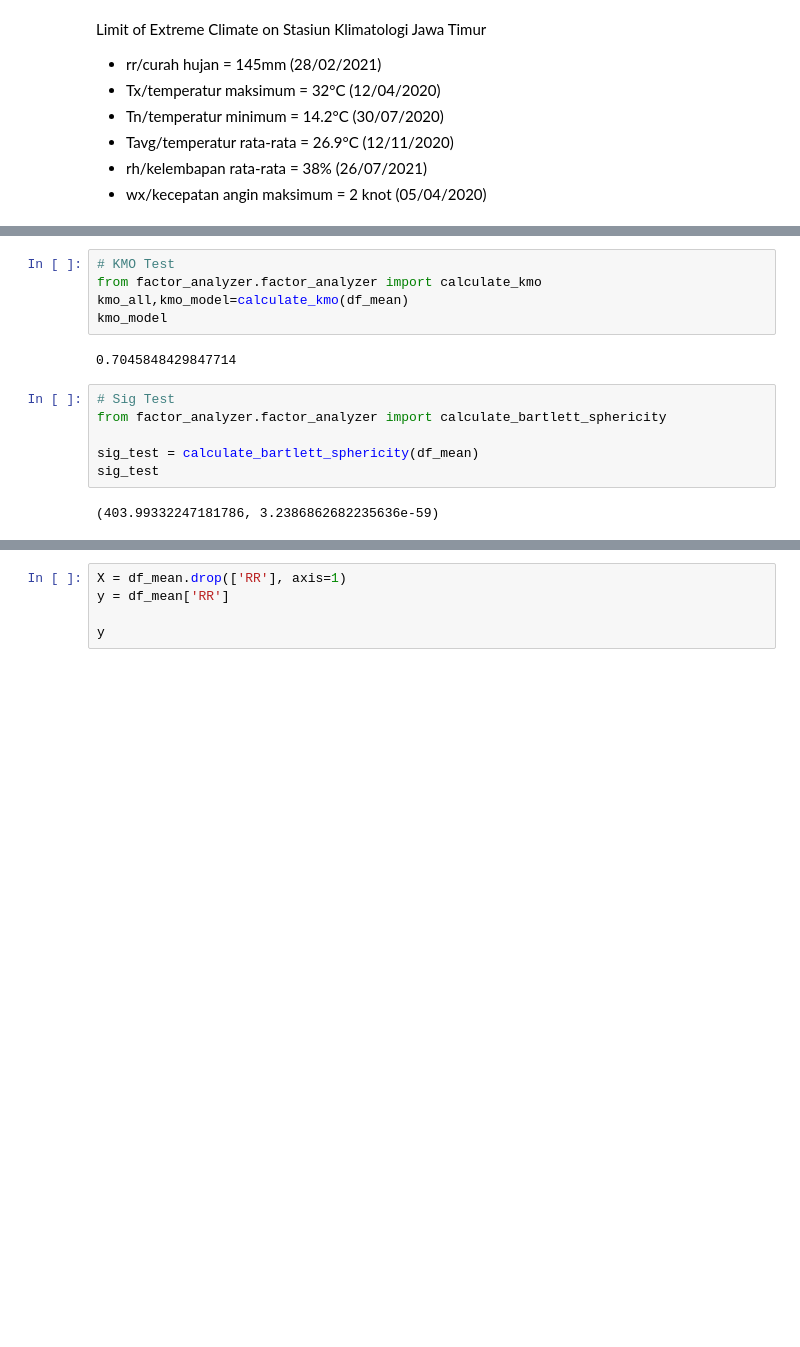
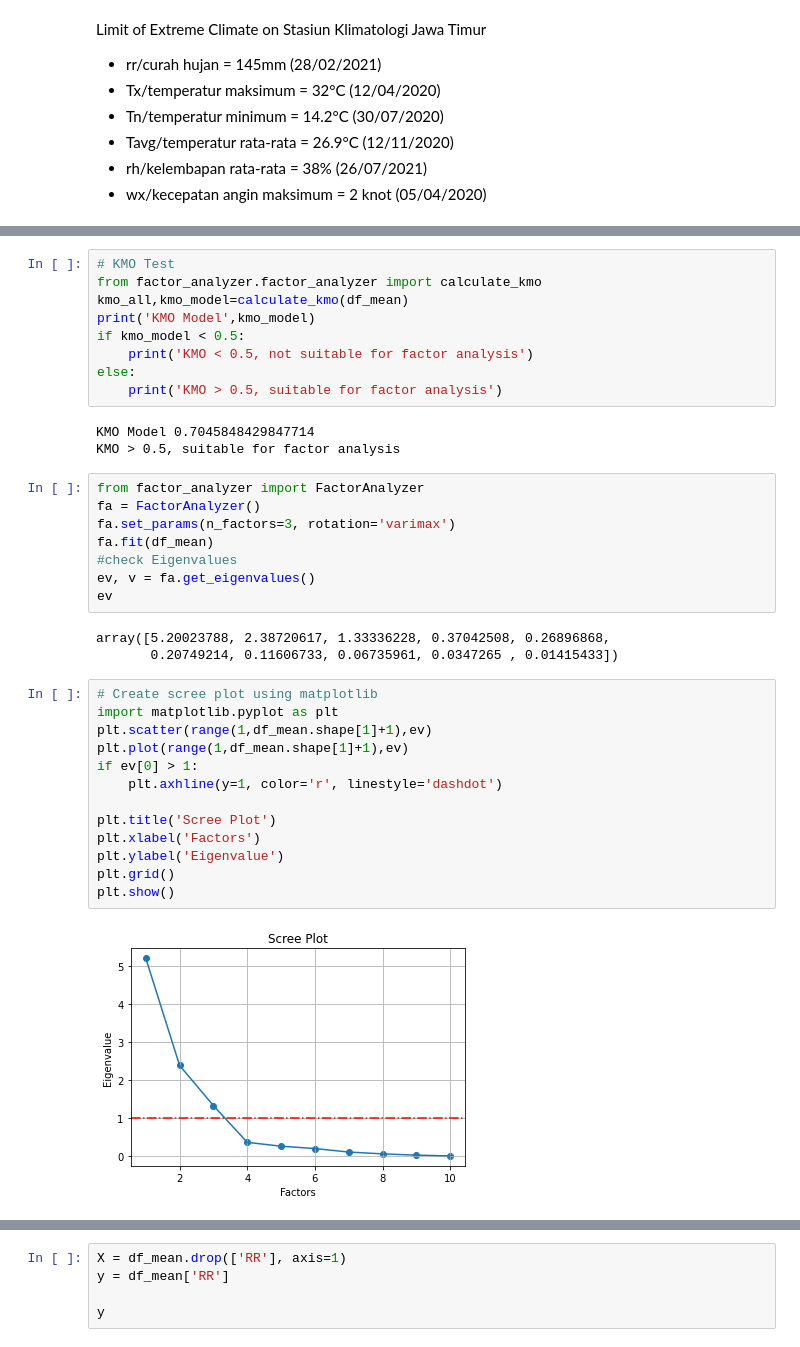
Before and after one commit to rachyharkov/pca-climate-data, a Jupyter notebook: notebook.ipynb, the cells around one changed output, grey strips where cells are left out. Saved outputs shown, nothing was run; the diff lists cells and outputs as text; blank space fills up the shorter version.

Commit message:
Pra-PCA before applying decomposition using PCA

```diff
--- a/notebook.ipynb
+++ b/notebook.ipynb
@@ -184,14 +193,37 @@ df_mean
 # KMO Test
 from factor_analyzer.factor_analyzer import calculate_kmo
 kmo_all,kmo_model=calculate_kmo(df_mean)
-kmo_model
+print('KMO Model',kmo_model)
+if kmo_model < 0.5:
+    print('KMO < 0.5, not suitable for factor analysis')
+else:
+    print('KMO > 0.5, suitable for factor analysis')
 # %% [output]
-0.7045848429847714
+KMO Model 0.7045848429847714
+KMO > 0.5, suitable for factor analysis
-# %%
-# Sig Test
-from factor_analyzer.factor_analyzer import calculate_bartlett_sphericity
-
-sig_test = calculate_bartlett_sphericity(df_mean)
-sig_test
-# %% [output]
-(403.99332247181786, 3.2386862682235636e-59)
+# %%
+from factor_analyzer import FactorAnalyzer
+fa = FactorAnalyzer()
+fa.set_params(n_factors=3, rotation='varimax')
+fa.fit(df_mean)
+#check Eigenvalues
+ev, v = fa.get_eigenvalues()
+ev
+# %% [output]
+array([5.20023788, 2.38720617, 1.33336228, 0.37042508, 0.26896868,
+       0.20749214, 0.11606733, 0.06735961, 0.0347265 , 0.01415433])
+# %%
+# Create scree plot using matplotlib
+import matplotlib.pyplot as plt
+plt.scatter(range(1,df_mean.shape[1]+1),ev)
+plt.plot(range(1,df_mean.shape[1]+1),ev)
+if ev[0] > 1:
+    plt.axhline(y=1, color='r', linestyle='dashdot')
+
+plt.title('Scree Plot')
+plt.xlabel('Factors')
+plt.ylabel('Eigenvalue')
+plt.grid()
+plt.show()
+# %% [output]
+[figure, added]
```
Also changed, not shown: parts of 13 cells of this notebook.
